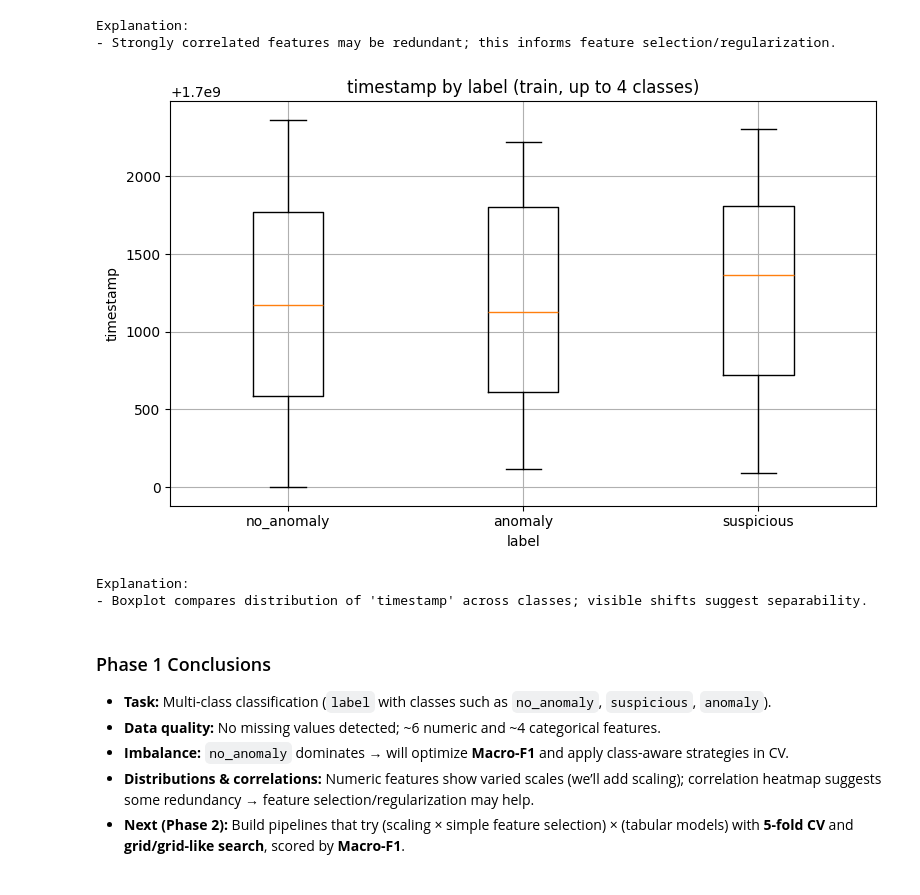
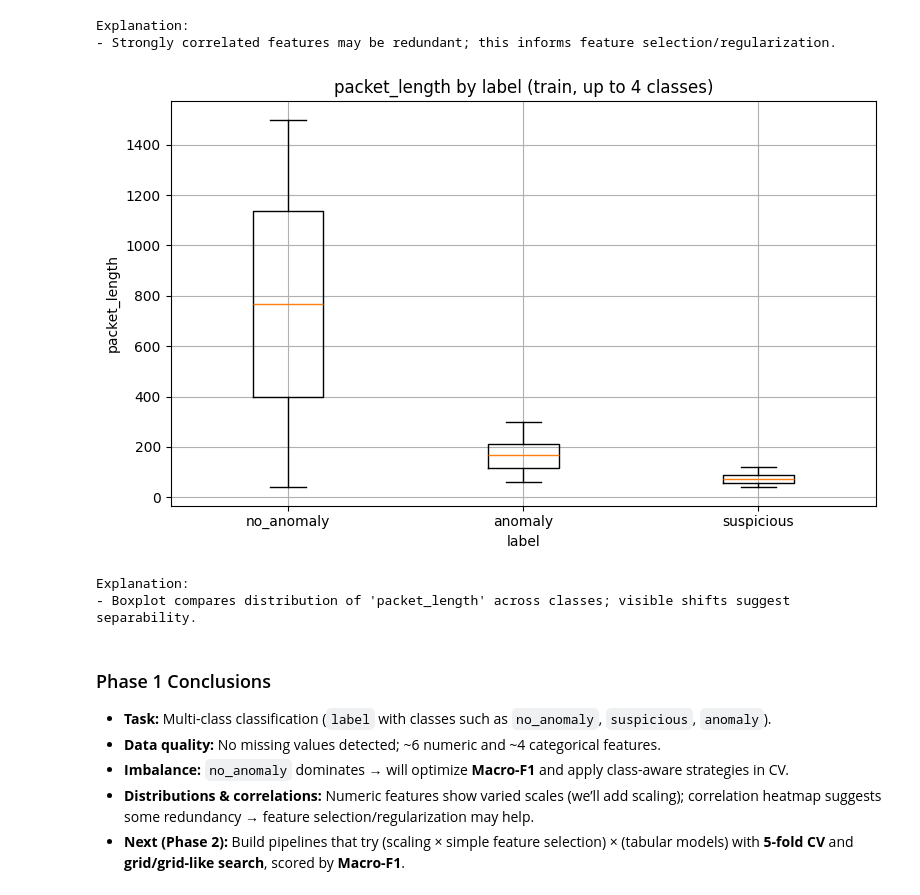
Before and after one commit to arieleli01212/anomaly-detection-ML, a Jupyter notebook: Assignment_supervised_learning_flow.ipynb, the cells around one changed output. Cells and saved outputs as stored; diff of their text form; code cells hidden in the pictures.

```diff
--- a/Assignment_supervised_learning_flow.ipynb
+++ b/Assignment_supervised_learning_flow.ipynb
@@ -288,32 +288,32 @@ Explanation:
 # %%
 
 if (label_col is not None) and train_num_cols:
     # choose a high-variance numeric feature
     variances = train[train_num_cols].var(numeric_only=True).sort_values(ascending=False)
-    box_feat = variances.index.tolist()[0]
-    classes = list(train[label_col].dropna().unique())[:4]  # limit for readability
+    box_feat = variances.index.tolist()[1]
+    classes = list(train[label_col].dropna().unique())  # limit for readability
     vals = [train.loc[train[label_col] == cl, box_feat].dropna().values for cl in classes]
     labels = [str(cl) for cl in classes]
 
     if any(len(v) for v in vals):
         plt.figure()
         plt.boxplot(vals, tick_labels=labels, showfliers=False)
         plt.title(f"{box_feat} by {label_col} (train, up to 4 classes)")
         plt.xlabel(label_col)
         plt.ylabel(box_feat)
         plt.tight_layout()
         plt.show()
 
         print("Explanation:")
         print(f"- Boxplot compares distribution of '{box_feat}' across classes; visible shifts suggest separability.")
     else:
         print("Selected feature/classes had no values to plot.")
 else:
     print("Need a detected label and at least one numeric feature to draw this plot.")
 # %% [output]
-[figure, old version]
+[figure, new version]
 Explanation:
-- Boxplot compares distribution of 'timestamp' across classes; visible shifts suggest separability.
+- Boxplot compares distribution of 'packet_length' across classes; visible shifts suggest separability.
 # %% [markdown]
 ### Phase 1 Conclusions
 - **Task:** Multi-class classification (`label` with classes such as `no_anomaly`, `suspicious`, `anomaly`).
```
Also changed, not shown: 1 other file.
